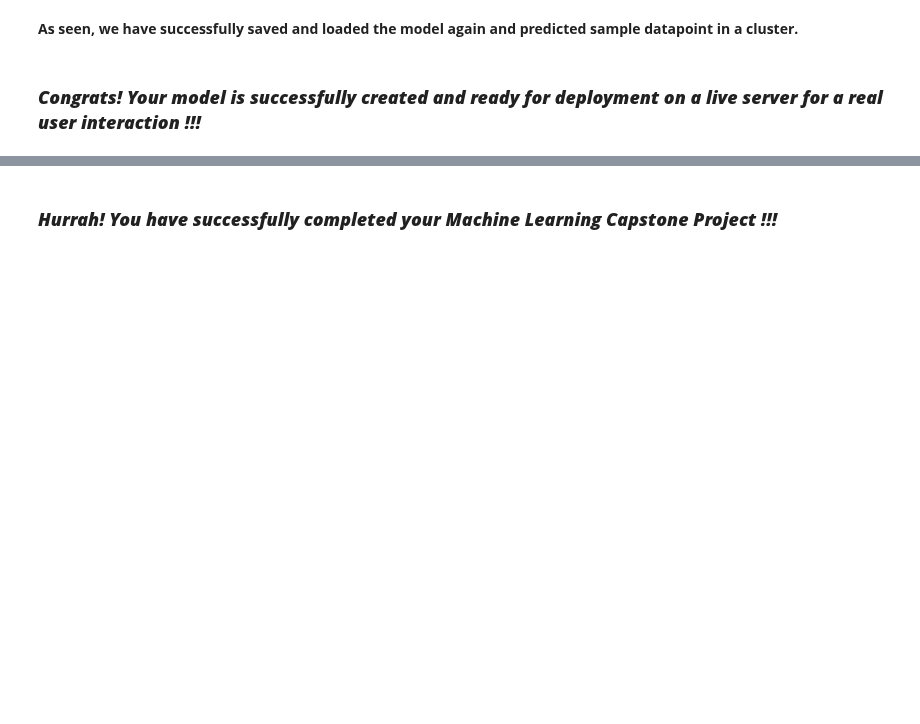
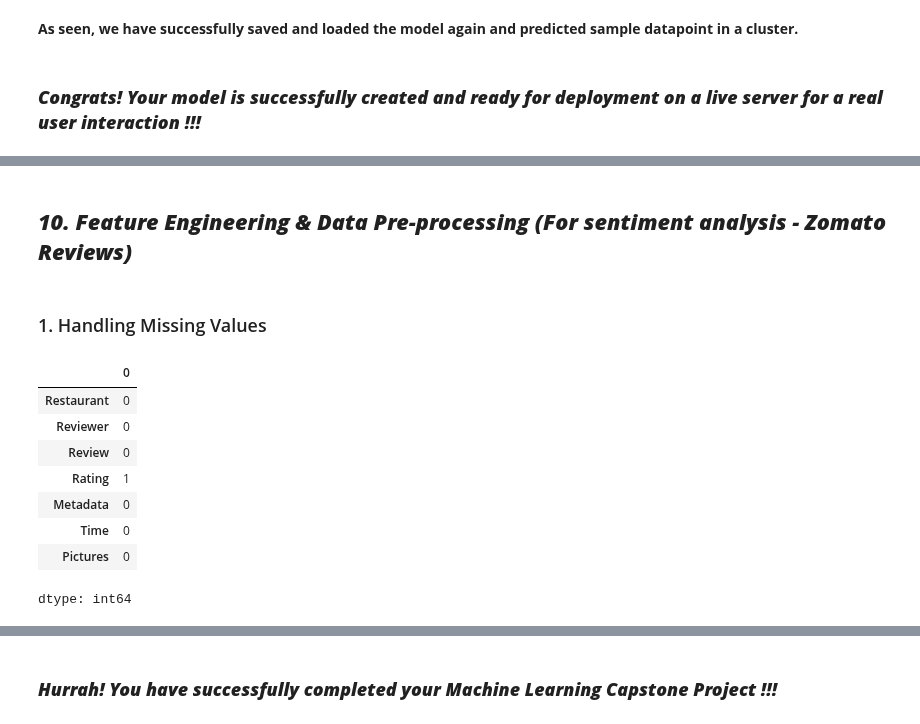
Before and after one commit to Ash99-commits/Unsupervised_ML_Zomato-Restaurant_Clustering_And_Sentiment_Analysis, a Jupyter notebook: Unsupervised_ML_Zomato_Restaurant_Clustering_And_Sentiment_Analysis_Ashwani_Kumar_Patra.ipynb, the cells around one changed output, grey strips where cells are left out. Saved outputs shown, nothing was run; the diff lists cells and outputs as text; code cells hidden in the pictures; blank space fills up the shorter version.

```diff
--- a/Unsupervised_ML_Zomato_Restaurant_Clustering_And_Sentiment_Analysis_Ashwani_Kumar_Patra.ipynb
+++ b/Unsupervised_ML_Zomato_Restaurant_Clustering_And_Sentiment_Analysis_Ashwani_Kumar_Patra.ipynb
@@ -2773,0 +2786,19 @@ Write the conclusion here.
+# %% [markdown]
+## ***10. Feature Engineering & Data Pre-processing (For sentiment analysis - Zomato Reviews)***
+# %% [markdown]
+### 1. Handling Missing Values
+# %%
+# We had already dealt with all the missing values in the data wrangling part
+# Still, verifying again
+
+reviews_df.isna().sum()
+# %% [output]
+|  | 0 |
+| Restaurant | 0 |
+| Reviewer | 0 |
+| Review | 0 |
+| Rating | 1 |
+| Metadata | 0 |
+| Time | 0 |
+| Pictures | 0 |
+dtype: int64
```
Also changed, not shown: parts of 12 cells of this notebook.
